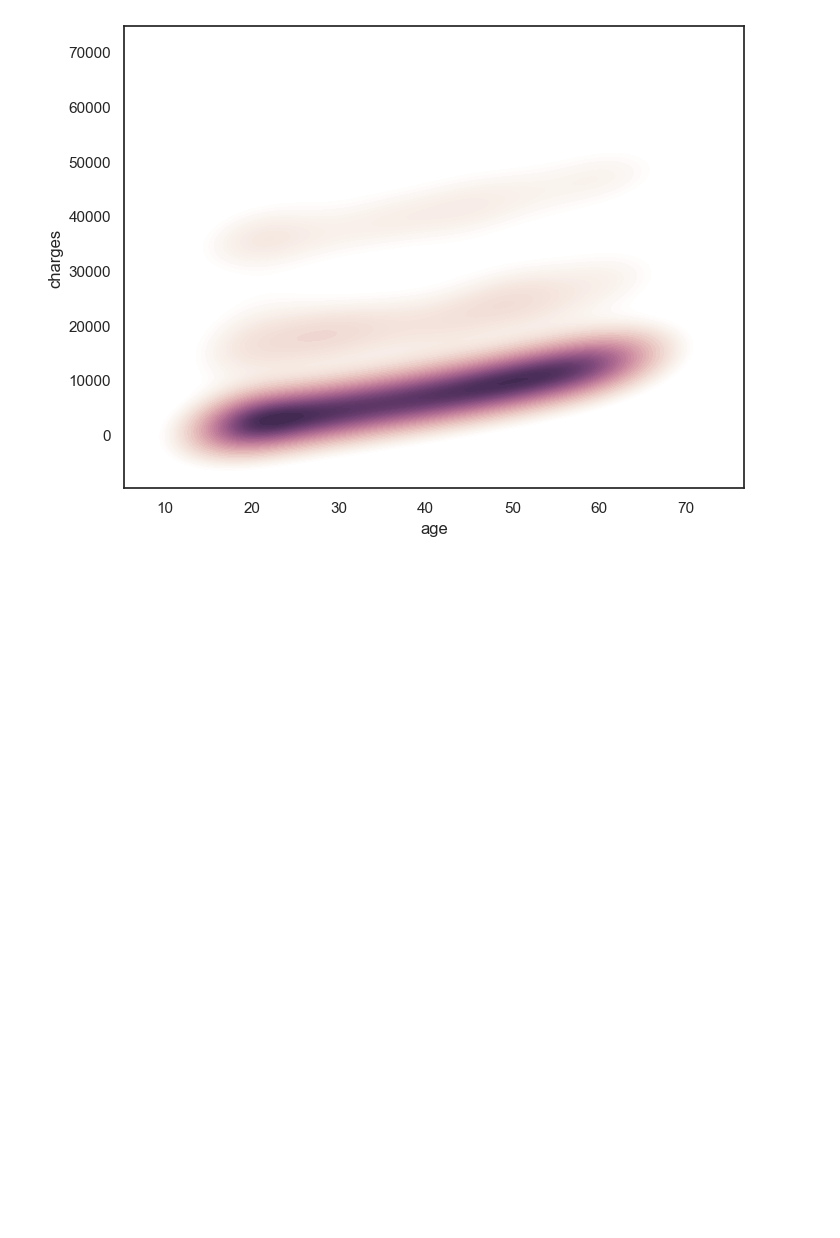
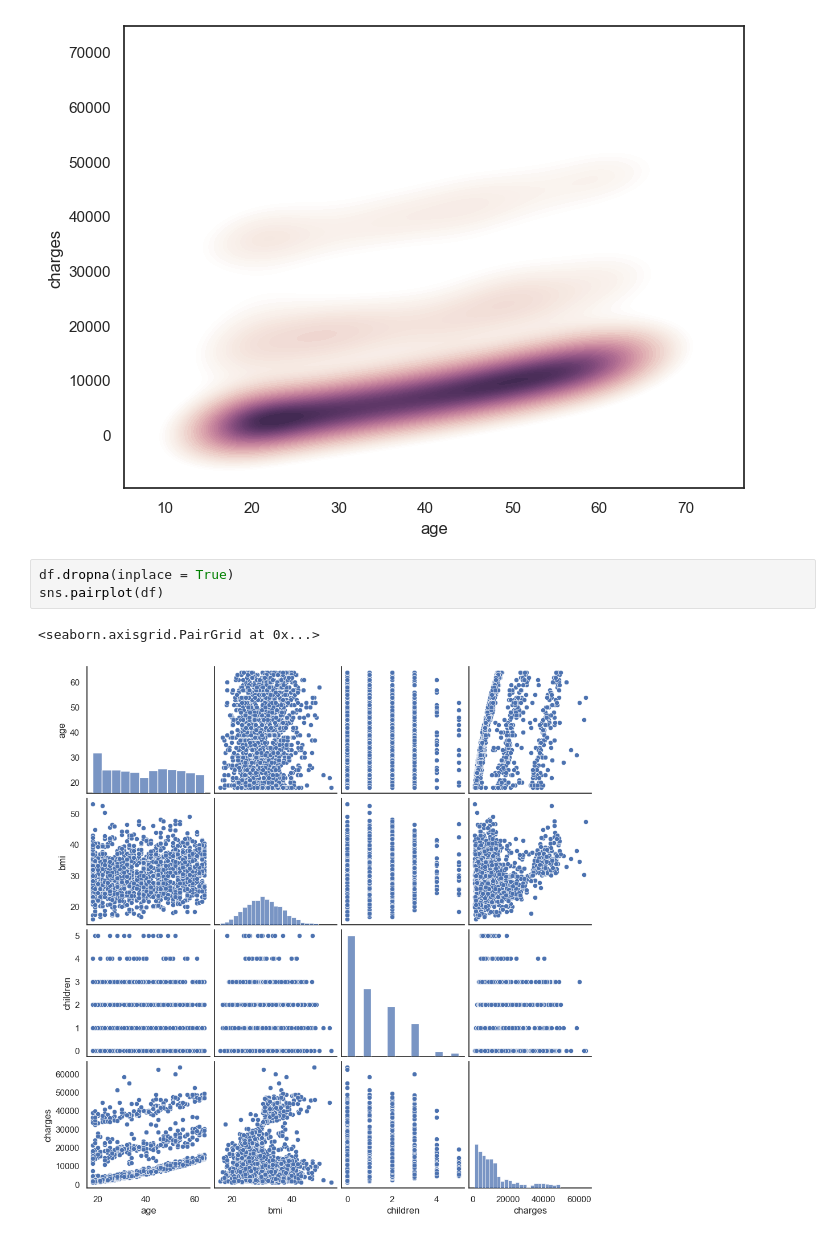
Before and after one commit to shakthi01912/Exploratory_Analysis, a Jupyter notebook: Bivariate.ipynb, the cells around one changed output. Saved outputs shown, nothing was run; the diff lists cells and outputs as text; blank space fills up the shorter version.

```diff
--- a/Bivariate.ipynb
+++ b/Bivariate.ipynb
@@ -129,3 +129,9 @@ This will become an error in seaborn v0.14.0; please update your code.
   sns.kdeplot(x=df.age, y=df.charges, cmap=cmap, n_levels=60, shade=True, ax=ax)
 <Axes: xlabel='age', ylabel='charges'>
 [figure]
+# %%
+df.dropna(inplace = True)
+sns.pairplot(df)
+# %% [output]
+<seaborn.axisgrid.PairGrid at 0x...>
+[figure, added]
```
